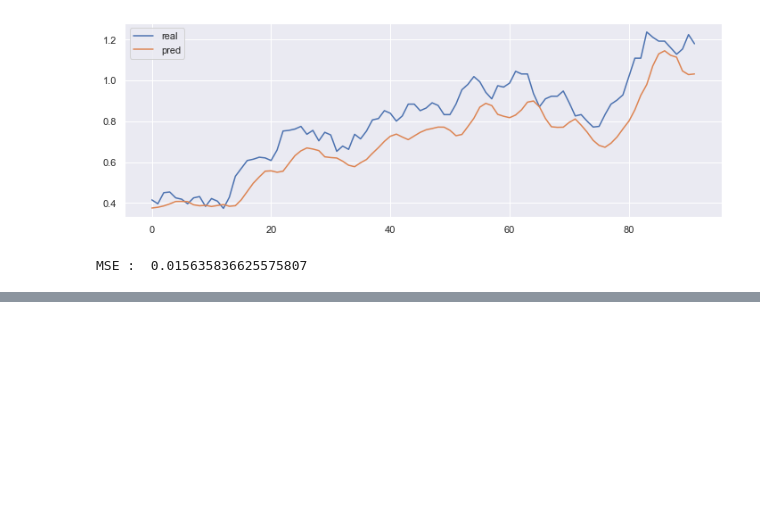
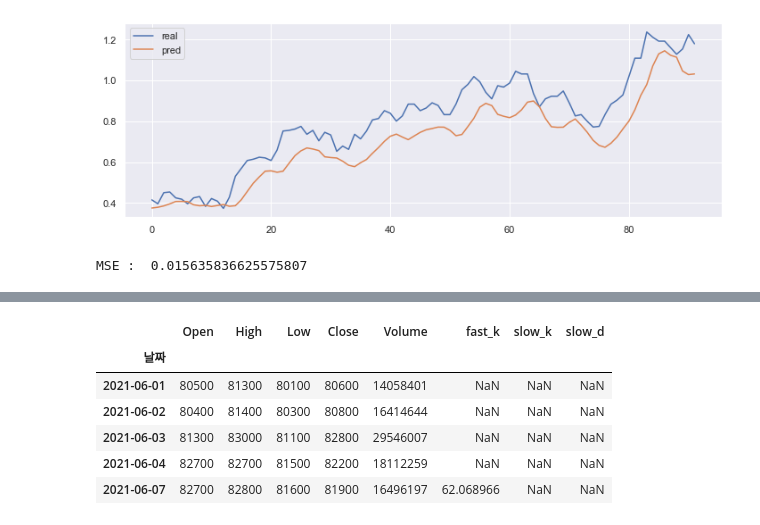
Before and after one commit to choisangh/STUDY, a Jupyter notebook: finance/금융_공학_12일차.ipynb, the cells around one changed output, grey strips where cells are left out. Saved outputs shown, nothing was run; the diff lists cells and outputs as text; code cells hidden in the pictures; blank space fills up the shorter version.

```diff
--- a/finance/금융_공학_12일차.ipynb
+++ b/finance/금융_공학_12일차.ipynb
@@ -817,0 +1030,16 @@ MSE :  0.015635836625575807
+# %%
+# Fast %K = n기간 Fast Stochastic
+def my_fast_k(close_price, low, high, n=5):
+    #(C-L)/(H-L) * 100
+    fast_k = ((close_price - low.rolling(n).min()) / (high.rolling(n).max() - low.rolling(n).min())) * 100
+    return fast_k
+
+# Slow %K = Fast %K의 m기간 이동평균(SMA)
+def my_slow_k(fast_k, m=3):
+    slow_k = fast_k.rolling(m).mean()
+    return slow_k
+
+# Slow %D = Slow %K의 t기간 이동평균(SMA)
+def my_slow_d(slow_k, t=3):
+    slow_d = slow_k.rolling(t).mean()
+    return slow_d
@@ -817,0 +1065,13 @@ MSE :  0.015635836625575807
+# %%
+df['fast_k'] = my_fast_k(df['Close'], df['Low'], df['High'], 5)
+df['slow_k'] = my_slow_k(df['fast_k'], 3)
+df['slow_d'] = my_slow_d(df['slow_k'], 3)
+df.head()
+# %% [output]
+|  | Open | High | Low | Close | Volume | fast_k | slow_k | slow_d |
+| 날짜 |  |  |  |  |  |  |  |  |
+| 2021-06-01 | 80500 | 81300 | 80100 | 80600 | 14058401 | NaN | NaN | NaN |
+| 2021-06-02 | 80400 | 81400 | 80300 | 80800 | 16414644 | NaN | NaN | NaN |
+| 2021-06-03 | 81300 | 83000 | 81100 | 82800 | 29546007 | NaN | NaN | NaN |
+| 2021-06-04 | 82700 | 82700 | 81500 | 82200 | 18112259 | NaN | NaN | NaN |
+| 2021-06-07 | 82700 | 82800 | 81600 | 81900 | 16496197 | 62.068966 | NaN | NaN |
```
Also changed, not shown: parts of 39 cells of this notebook.
